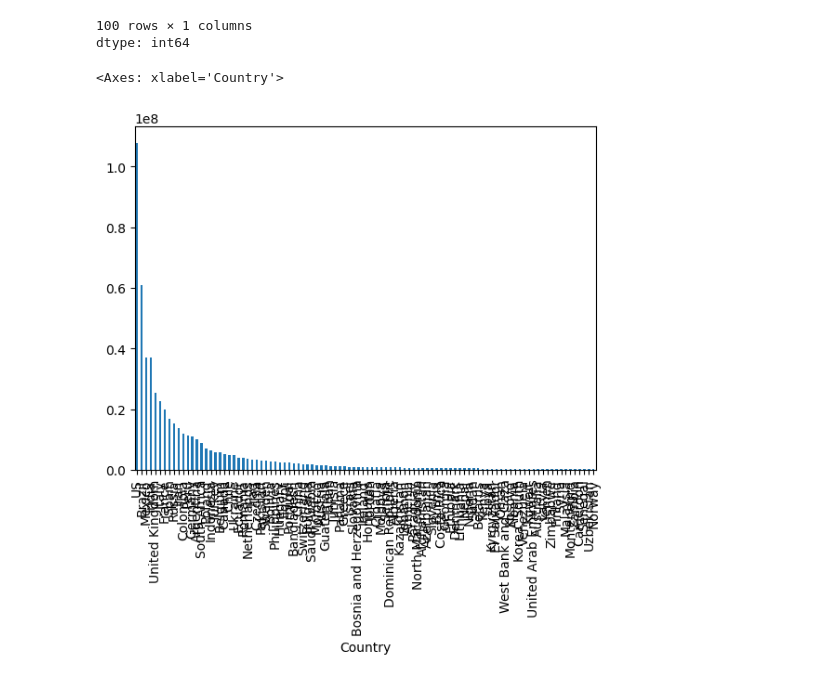
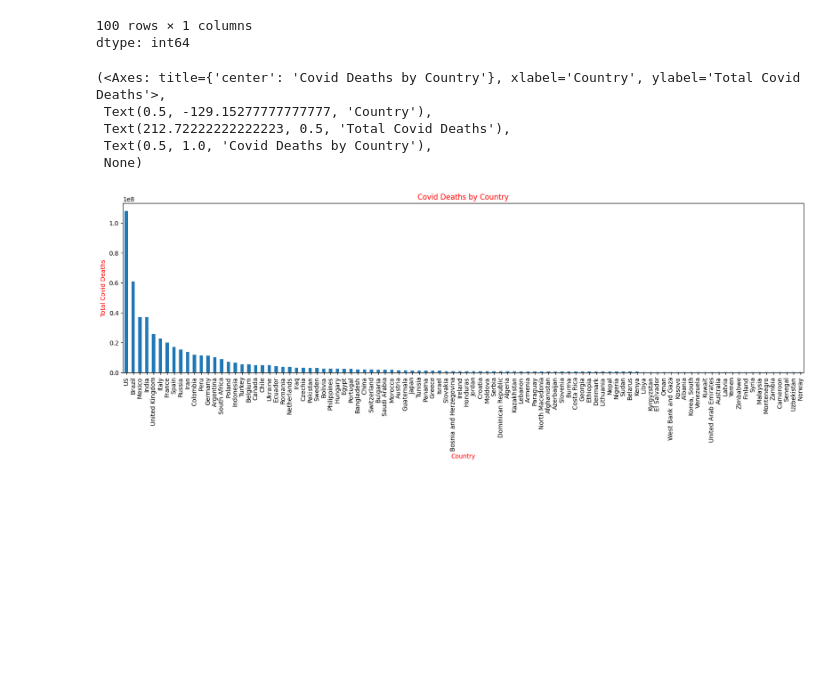
Before and after one commit to kevinshea303/Group-3-Project-1, a Jupyter notebook: vaccinations.ipynb, the cells around one changed output. Cells and saved outputs as stored; diff of their text form; code cells hidden in the pictures; blank space fills up the shorter version.

```diff
--- a/vaccinations.ipynb
+++ b/vaccinations.ipynb
@@ -139,9 +142,16 @@ covid_sum_df
 | Norway | 147641 |
 100 rows × 1 columns
 dtype: int64
-# %%
-#plot covid deaths
-covid_sum_df.plot(kind='bar')
-# %% [output]
-<Axes: xlabel='Country'>
-[figure, removed]
+# %%
+#plot covid deaths
+#covid_sum_df.plot(kind='bar')
+covid_sum_df.plot(kind='bar', figsize=(20, 5)), plt.xlabel('Country', color = 'red'), plt.ylabel('Total Covid Deaths', color='red'), plt.title('Covid Deaths by Country', color = 'red'), plt.savefig('Covid related deaths by country.png')
+
+#covid_sum_df.plot(kind='line')
+# %% [output]
+(<Axes: title={'center': 'Covid Deaths by Country'}, xlabel='Country', ylabel='Total Covid Deaths'>,
+ Text(0.5, -129.15277777777777, 'Country'),
+ Text(212.72222222222223, 0.5, 'Total Covid Deaths'),
+ Text(0.5, 1.0, 'Covid Deaths by Country'),
+ None)
+[figure, added]
```
Also changed, not shown: parts of 6 cells of this notebook.
